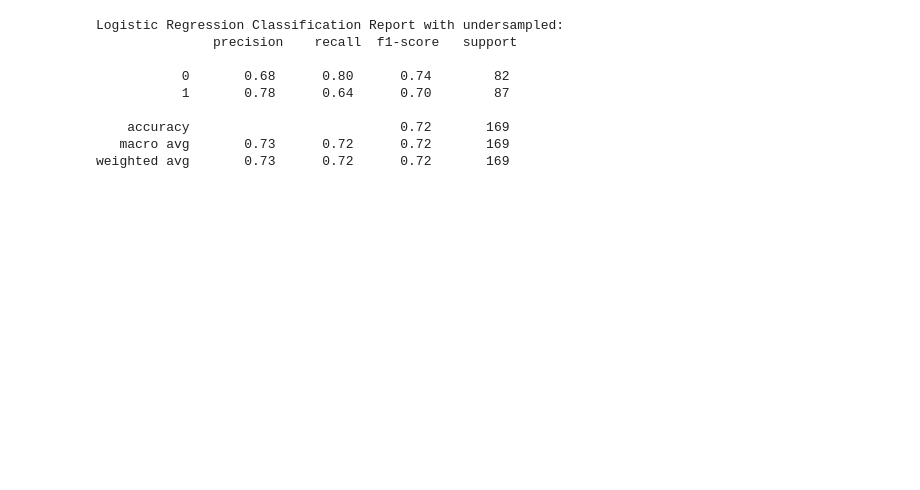
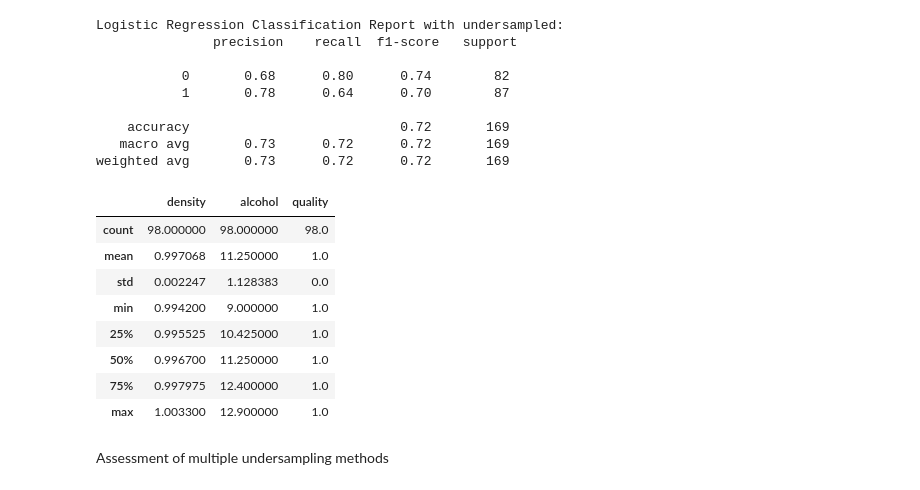
Before and after one commit to alhamfebian/purwadhika-jcdsol, a Jupyter notebook: Modul 3/Session 2 - Regression/Imbalance Classification/ImbalanceClassification.ipynb, the cells around one changed output. Cells and saved outputs as stored; diff of their text form; code cells hidden in the pictures; blank space fills up the shorter version.

```diff
--- a/Modul 3/Session 2 - Regression/Imbalance Classification/ImbalanceClassification.ipynb
+++ b/Modul 3/Session 2 - Regression/Imbalance Classification/ImbalanceClassification.ipynb
@@ -162,3 +204,17 @@ Logistic Regression Classification Report with undersampled:
     accuracy                           0.72       169
    macro avg       0.73      0.72      0.72       169
 weighted avg       0.73      0.72      0.72       169
+# %%
+data_classification[data_classification['quality']==1].describe()
+# %% [output]
+|  | density | alcohol | quality |
+| count | 98.000000 | 98.000000 | 98.0 |
+| mean | 0.997068 | 11.250000 | 1.0 |
+| std | 0.002247 | 1.128383 | 0.0 |
+| min | 0.994200 | 9.000000 | 1.0 |
+| 25% | 0.995525 | 10.425000 | 1.0 |
+| 50% | 0.996700 | 11.250000 | 1.0 |
+| 75% | 0.997975 | 12.400000 | 1.0 |
+| max | 1.003300 | 12.900000 | 1.0 |
+# %% [markdown]
+Assessment of multiple undersampling methods
```
Also changed, not shown: parts of 16 cells of this notebook, 19 other files.
